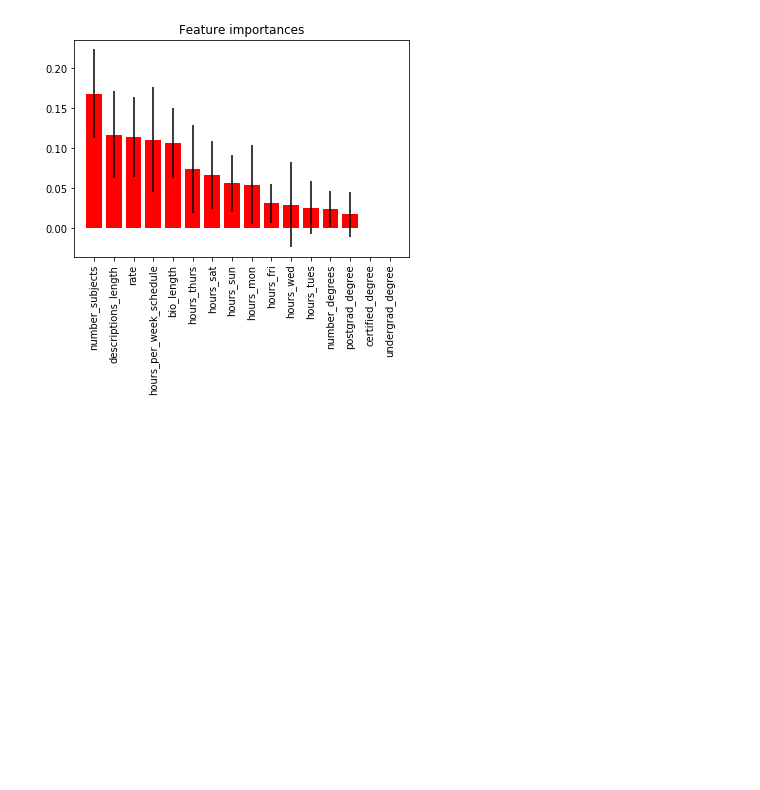
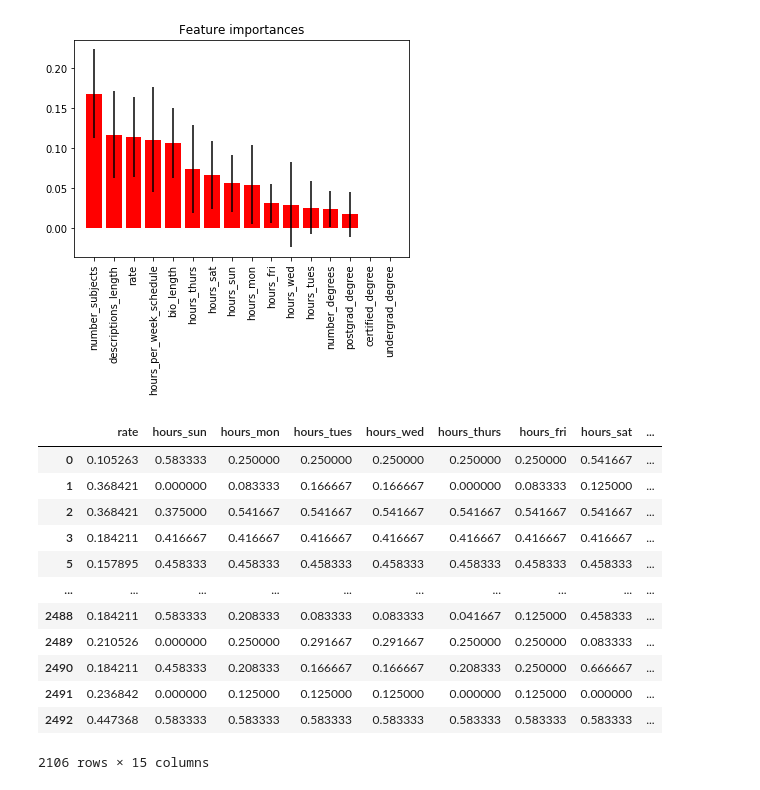
Before and after one commit to vijayoct27/tutor_prediction, a Jupyter notebook: tutor_eda.ipynb, the cells around one changed output. Drawn from its saved outputs; the diff is of its cells as text; code cells hidden in the pictures; blank space fills up the shorter version.

```diff
--- a/tutor_eda.ipynb
+++ b/tutor_eda.ipynb
@@ -224,0 +228,16 @@ feature undergrad_degree (0.00)
+# %%
+X_rs.drop(columns='undergrad_degree')
+# %% [output]
+|  | rate | hours_sun | hours_mon | hours_tues | hours_wed | hours_thurs | hours_fri | hours_sat | ... |
+| 0 | 0.105263 | 0.583333 | 0.250000 | 0.250000 | 0.250000 | 0.250000 | 0.250000 | 0.541667 | ... |
+| 1 | 0.368421 | 0.000000 | 0.083333 | 0.166667 | 0.166667 | 0.000000 | 0.083333 | 0.125000 | ... |
+| 2 | 0.368421 | 0.375000 | 0.541667 | 0.541667 | 0.541667 | 0.541667 | 0.541667 | 0.541667 | ... |
+| 3 | 0.184211 | 0.416667 | 0.416667 | 0.416667 | 0.416667 | 0.416667 | 0.416667 | 0.416667 | ... |
+| 5 | 0.157895 | 0.458333 | 0.458333 | 0.458333 | 0.458333 | 0.458333 | 0.458333 | 0.458333 | ... |
+| ... | ... | ... | ... | ... | ... | ... | ... | ... | ... |
+| 2488 | 0.184211 | 0.583333 | 0.208333 | 0.083333 | 0.083333 | 0.041667 | 0.125000 | 0.458333 | ... |
+| 2489 | 0.210526 | 0.000000 | 0.250000 | 0.291667 | 0.291667 | 0.250000 | 0.250000 | 0.083333 | ... |
+| 2490 | 0.184211 | 0.458333 | 0.208333 | 0.166667 | 0.166667 | 0.208333 | 0.250000 | 0.666667 | ... |
+| 2491 | 0.236842 | 0.000000 | 0.125000 | 0.125000 | 0.125000 | 0.000000 | 0.125000 | 0.000000 | ... |
+| 2492 | 0.447368 | 0.583333 | 0.583333 | 0.583333 | 0.583333 | 0.583333 | 0.583333 | 0.583333 | ... |
+2106 rows × 15 columns
```
Also changed, not shown: parts of 5 cells of this notebook, 1 other file.
